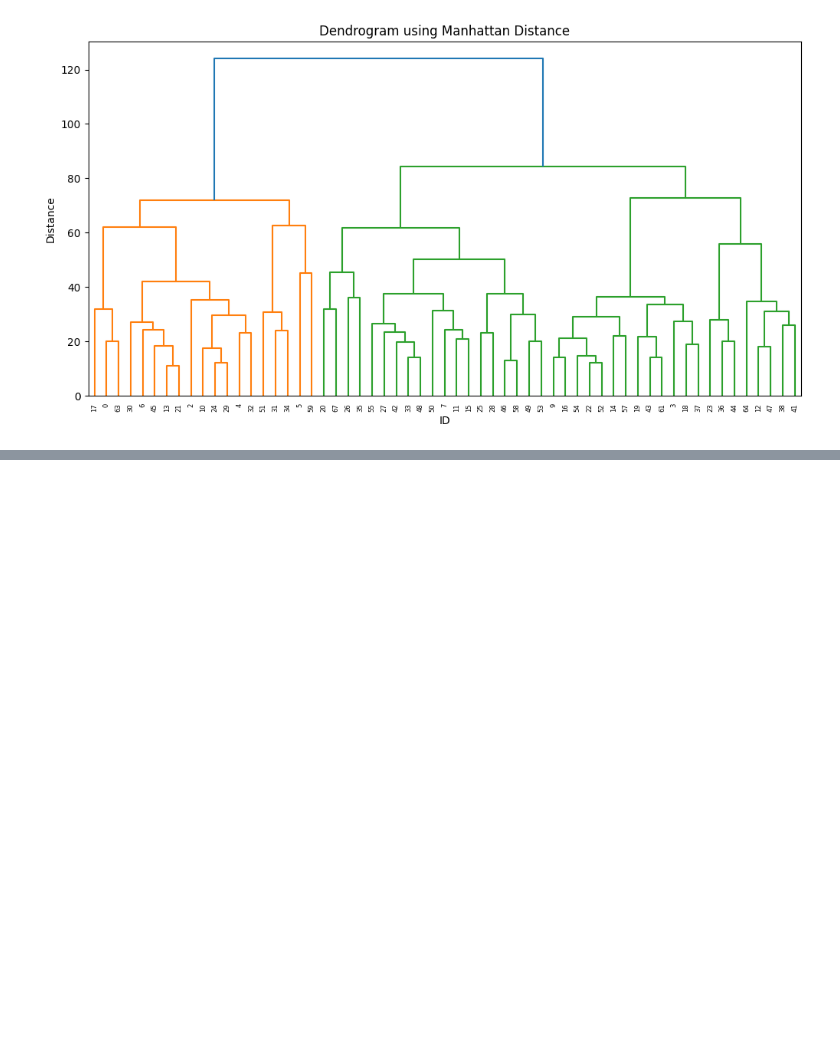
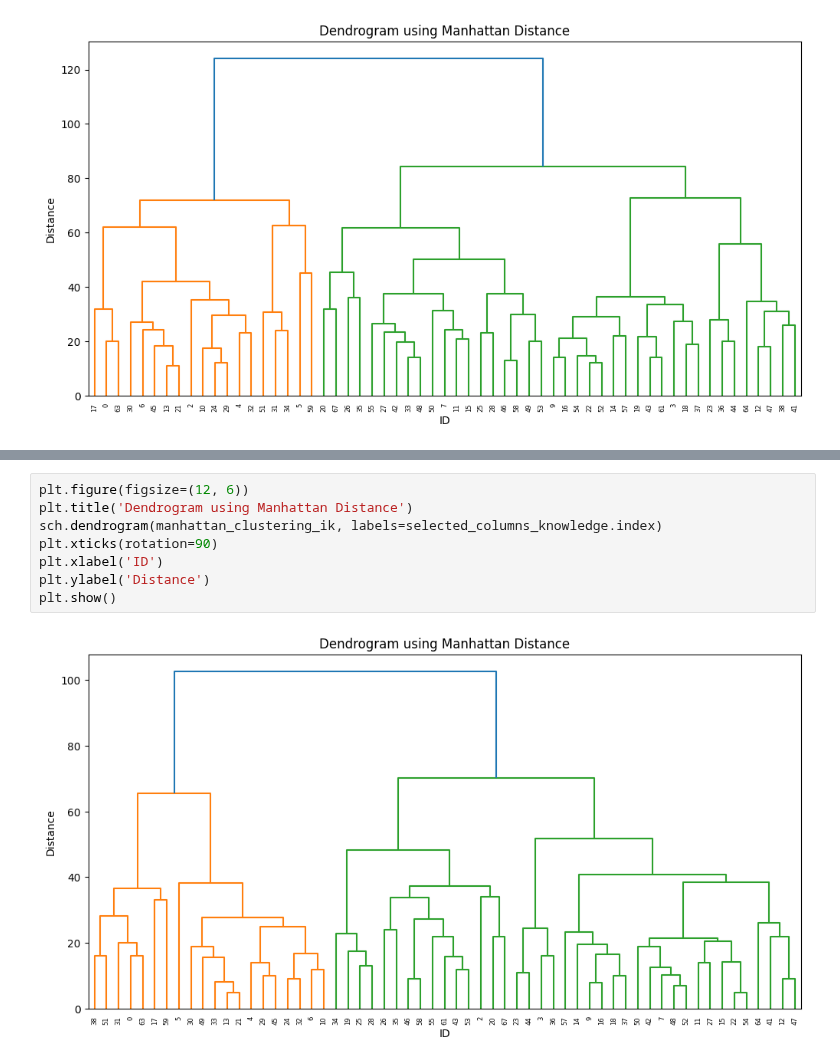
Before and after one commit to MalwinaKoz/Project-People-Analytics, a Jupyter notebook: notebooks/04_AdditionalAnalysis.ipynb, the cells around one changed output, grey strips where cells are left out. Cells and saved outputs as stored; diff of their text form; blank space fills up the shorter version.

```diff
--- a/notebooks/04_AdditionalAnalysis.ipynb
+++ b/notebooks/04_AdditionalAnalysis.ipynb
@@ -72,0 +140,10 @@ data
+# %%
+plt.figure(figsize=(12, 6))
+plt.title('Dendrogram using Manhattan Distance')
+sch.dendrogram(manhattan_clustering_ik, labels=selected_columns_knowledge.index)
+plt.xticks(rotation=90)
+plt.xlabel('ID')
+plt.ylabel('Distance')
+plt.show()
+# %% [output]
+[figure, added]
```
Also changed, not shown: parts of 14 cells of this notebook, 2 other files.
